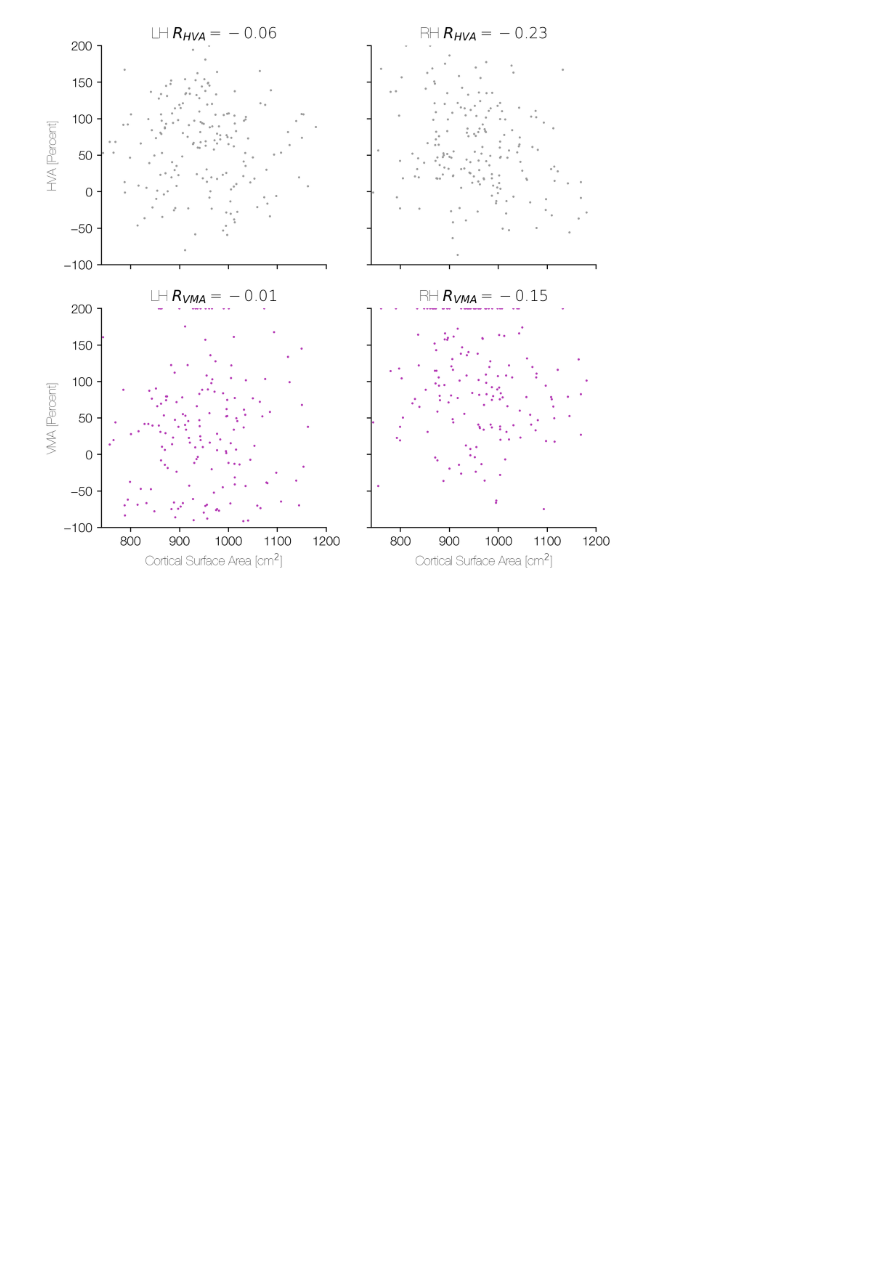
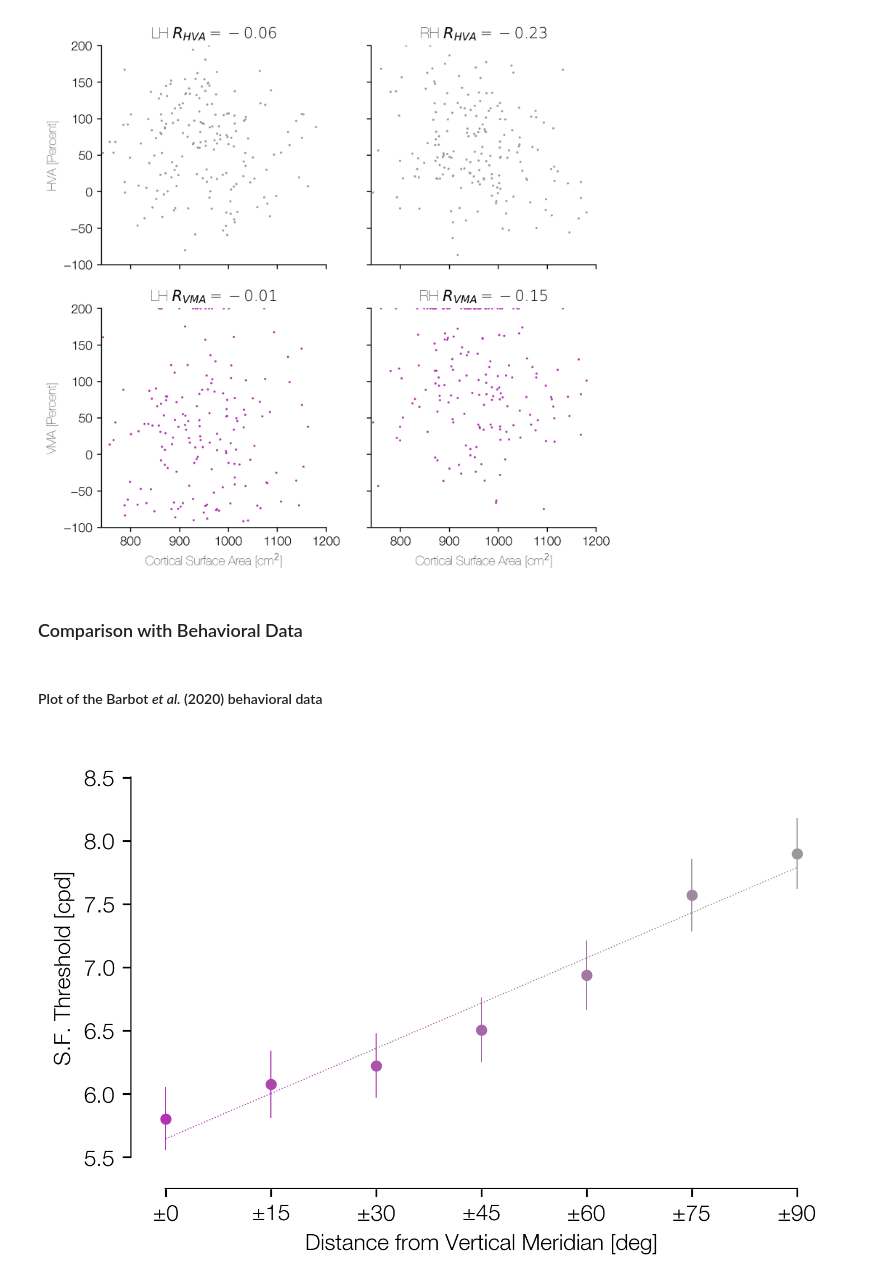
Before and after one commit to noahbenson/performance-fields, a Jupyter notebook: notebooks/performance-fields.ipynb, the cells around one changed output. Saved outputs shown, nothing was run; the diff lists cells and outputs as text; code cells hidden in the pictures; blank space fills up the shorter version.

```diff
--- a/notebooks/performance-fields.ipynb
+++ b/notebooks/performance-fields.ipynb
@@ -242,0 +449,6 @@ data = ny.data['visual_performance_fields']
+# %%
+barbot2020_data = pimms.lmap({'mean':   (lambda:load_barbot2020_data()['mean']),
+                              'sem':    (lambda:load_barbot2020_data()['sem']),
+                              'matrix': (lambda:load_barbot2020_data()['matrix']),
+                              'angles': (lambda:load_barbot2020_data()['angles']),
+                              'raw':    (lambda:load_barbot2020_data()['raw'])})
@@ -808,3 +1034,43 @@ axs[1,1].set_xlabel(r'Cortical Surface Area [cm$^2$]')
 pass
 # %% [output]
 [figure]
+# %% [markdown]
+### Comparison with Behavioral Data
+# %% [markdown]
+#### Plot of the Barbot *et al.* (2020) behavioral data
+# %%
+x0 = barbot2020_data['angles']
+y0 = barbot2020_data['matrix']
+
+xs = np.flip(x0[6:])
+(ymu,ysd) = [[f(np.concatenate([y0[k], y0[12-k]])) for k in range(7)]
+             for f in [np.nanmean, np.nanstd]]
+
+(fig,ax) = plt.subplots(1,1, figsize=(4.35,2.75), dpi=72*4)
+fig.subplots_adjust(0,0,1,1,0,0)
+for sp in ax.spines.values(): sp.set_visible(False)
+
+ax.set_xticks([0,15,30,45,60,75,90])
+ax.set_xticklabels(['±0','±15','±30','±45','±60','±75','±90'])
+ax.set_yticks(np.arange(5.5,8.6,0.5))
+ax.set_xlim([-5,95])
+ax.set_ylim([5.25,8.75])
+ax.plot([0,90],[5.25,5.25], 'k-', lw=1)
+ax.plot([-5,-5],[5.5,8.5], 'k-', lw=1)
+ax.set_xlabel('Distance from Vertical Meridian [deg]', fontdict={'weight':'light'})
+ax.set_ylabel('S.F. Threshold [cpd]', fontdict={'weight':'light'})
+
+
+beh_data = []
+clrs = np.transpose([np.linspace(v, h, len(xs)) for (v,h) in zip(colors['vertical'], colors['horizontal'])])
+for (x,y,s,c) in zip(xs, ymu, ysd/np.sqrt(len(xs)*2), clrs):
+    ax.plot(x, y, 'o', c=c, ms=4)
+    ax.plot([x,x], [y-s,y+s], '-', c=c, lw=0.5)
+    beh_data.append((x, y-s,y,y+s))
+
+(m,b) = np.polyfit(xs, ymu, 1)
+#ax.plot([-5,95], [b-5*m, b+95*m], '--', c=np.mean(clrs, axis=0))
+for (x0,x1,y0,y1,c) in zip(xs[:-1],xs[1:], ymu[:-1],ymu[1:], np.mean([clrs[:-1],clrs[1:]], axis=0)):
+    ax.plot([x0,x1], [b+x0*m,b+x1*m], ':', c=c, lw=0.5)
+# %% [output]
+[figure, added]
```
Also changed, not shown: parts of 38 cells of this notebook, 1 other file.
